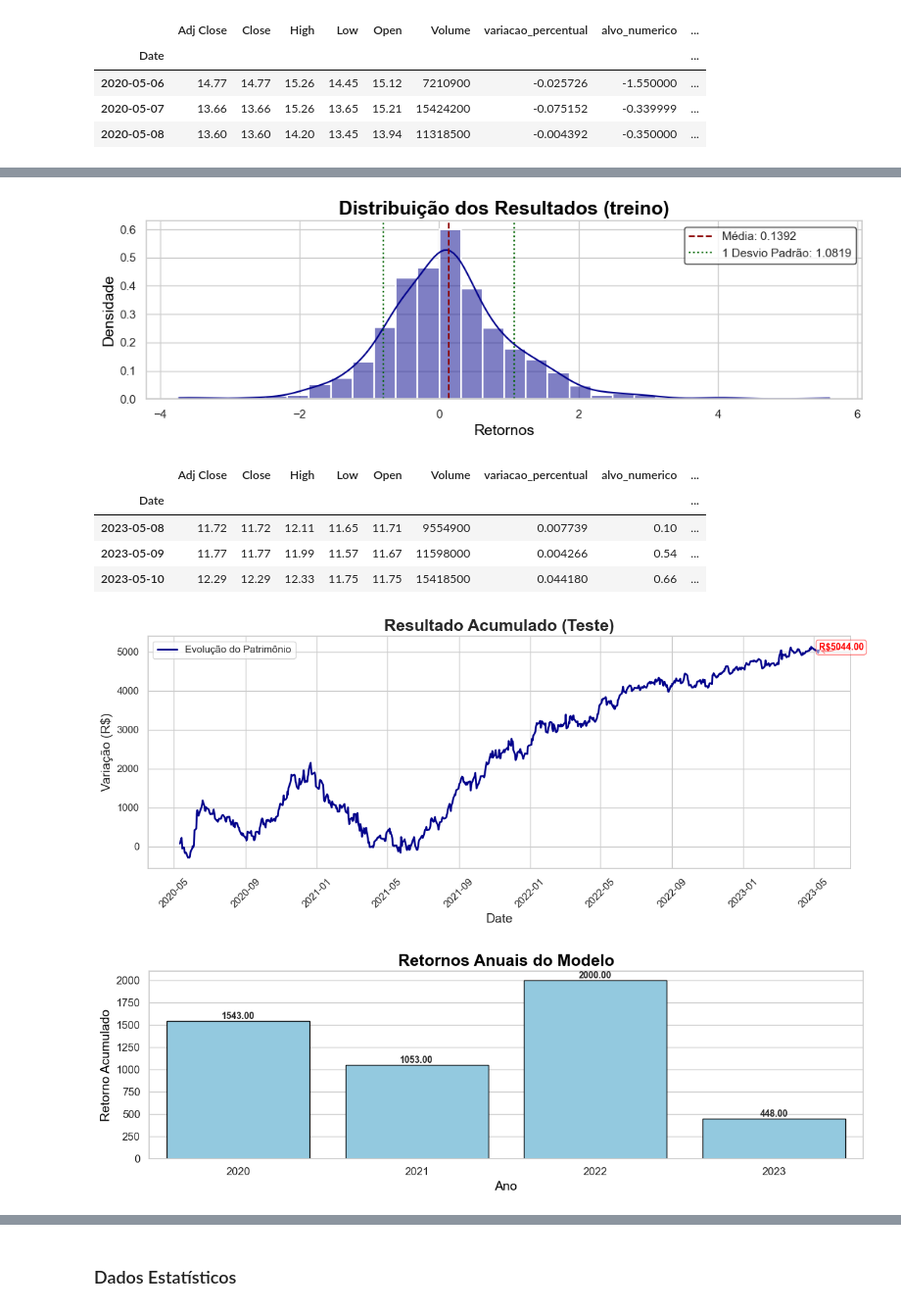
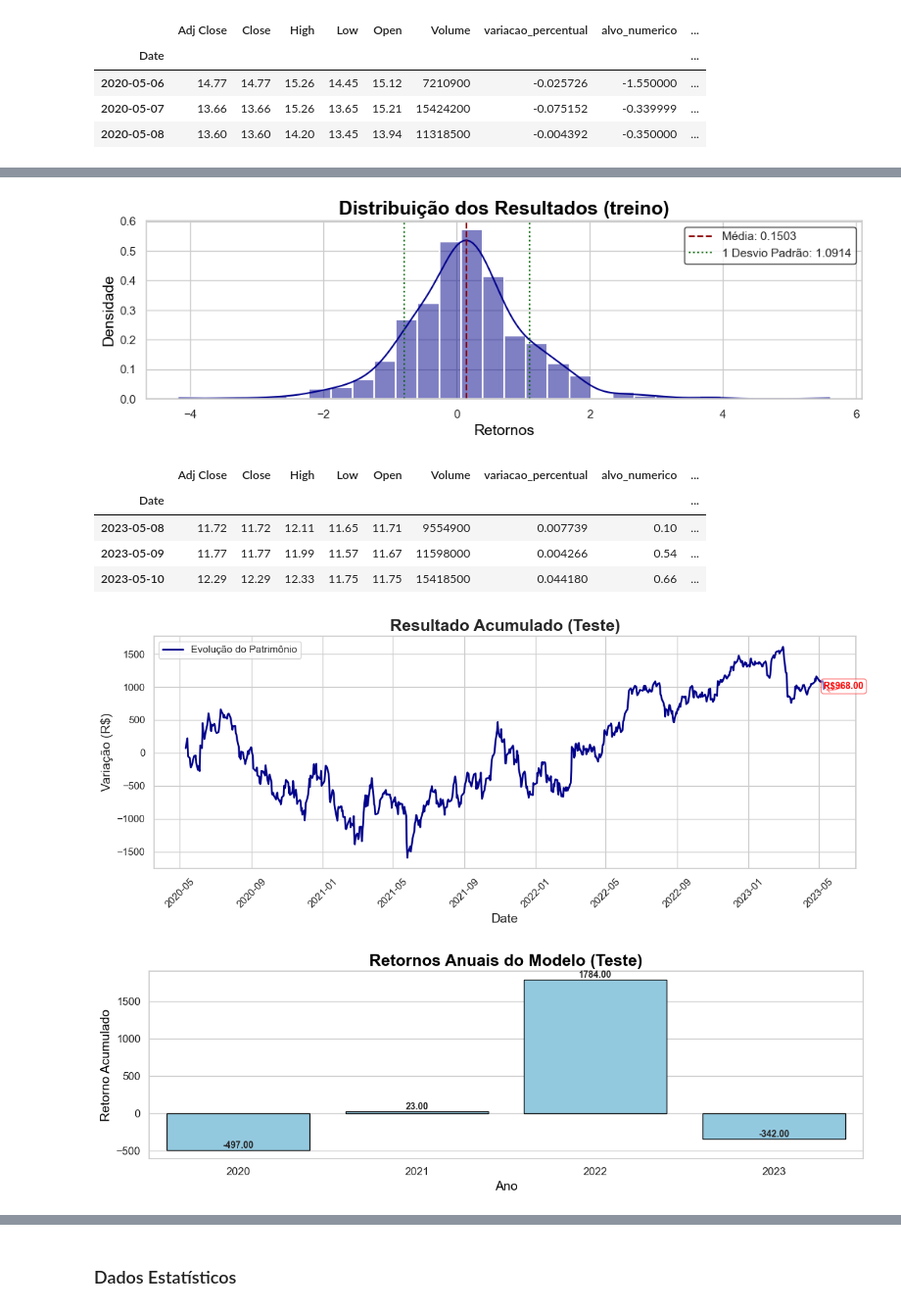
Before and after one commit to rianlucascs/predicao-dados-binarios, a Jupyter notebook: notebooks/notebook.ipynb, the cells around one changed output, grey strips where cells are left out. Shown at 98% size. Cells and saved outputs as stored; diff of their text form; code cells hidden in the pictures.

```diff
--- a/notebooks/notebook.ipynb
+++ b/notebooks/notebook.ipynb
@@ -154,7 +156,27 @@ def __0__feature_exemplo_(m):
     o = (W(Y(E((m / A(p, 17)) * Y(m), 18)) * Z(m) * X(m), 3).diff() * m) - m
     return o
 
+def __1__feature_exemplo_(m):
+    m = m['variacao_percentual']
+    ri = 2.83132302928
+    T = lambda x, t=5: x.rolling(t).min()
+    N0 = lambda x, n=2: (x ** 2) ** (1 / n)
+    N1 = lambda x, t=5: x.rolling(t).max() - x
+    N2 = lambda x, t=5: x.rolling(t).min() - x
+    Q = lambda x, t=5: x.rolling(t).std()
+    W = lambda x, t=5: x.rolling(t).sum()
+    E = lambda x, t=5: x.rolling(t).mean()
+    Y = lambda x, t=5: x.diff() + x.diff().shift(1)
+    A = lambda x, t=5: (ri*N2(x, t)) - (N2(Y(x), 20))
+    D = lambda x, t=5: N1(2/W(Y(x) * Q(x, 3) - ri * N0(x, t).shift(1) - T(x, t).diff(), t), 7)
+    Z = lambda x, t=5: N1(A(m, t) * Q(m, t), 24) * D(m, 9)
+    X = lambda x, t=5: N2(A(m, 23) * abs(T(m, 18))) * D(m, 2)
+    C = lambda x, t=5: (D(x) * Z(x)) - X(x)
+    p = ((C(m) * Q(A(m))) / (1 - W(C(m) * D(m)))) - (1/2*E(m))
+    return p
+
 df_price[0] = __0__feature_exemplo_(df_price)
+df_price[1] = __1__feature_exemplo_(df_price)
 
 df_price.tail(3)
 # %% [output]
@@ -221,7 +243,7 @@ Quantidade de Dados: 746
 ### Predição
 # %%
 # Nome da coluna
-features = [0]
+features = [0, 1]
 
 x_treino = dados_treino[features]
 y_treino = dados_treino['alvo_binario']
@@ -298,7 +320,7 @@ grafico_retorno_anual(dados_treino, 'serie_retorno', 'Retornos Anuais do Modelo'
 # %%
 grafico_KDE(dados_treino, 'serie_retorno', 'Distribuição dos Resultados (treino)', 'Retornos')
 # %% [output]
-[figure, old version]
+[figure, new version]
 # %%
 dados_teste = calcula_resultado(dados_teste)
 dados_teste['retorno_acumulado'] = dados_teste['serie_retorno'].cumsum() * quantidade_de_contratos
@@ -312,11 +334,11 @@ dados_teste.tail(3)
 # %%
 grafico_retorno(dados_teste, 'retorno_acumulado', 'Resultado Acumulado (Teste)', 'Date', 'Variação (R$)', 'Evolução do Patrimônio', figsize=(12, 5))
 # %% [output]
-[figure, old version]
+[figure, new version]
 # %%
-grafico_retorno_anual(dados_teste, 'serie_retorno', 'Retornos Anuais do Modelo', quantidade_de_contratos=quantidade_de_contratos)
+grafico_retorno_anual(dados_teste, 'serie_retorno', 'Retornos Anuais do Modelo (Teste)', quantidade_de_contratos=quantidade_de_contratos)
 # %% [output]
-[figure, old version]
+[figure, new version]
 # %%
 grafico_KDE(dados_teste, 'serie_retorno', 'Distribuição dos Resultados (teste)', 'Retornos')
 # %% [output]
```
Also changed, not shown: parts of 13 cells of this notebook, 2 other files.
